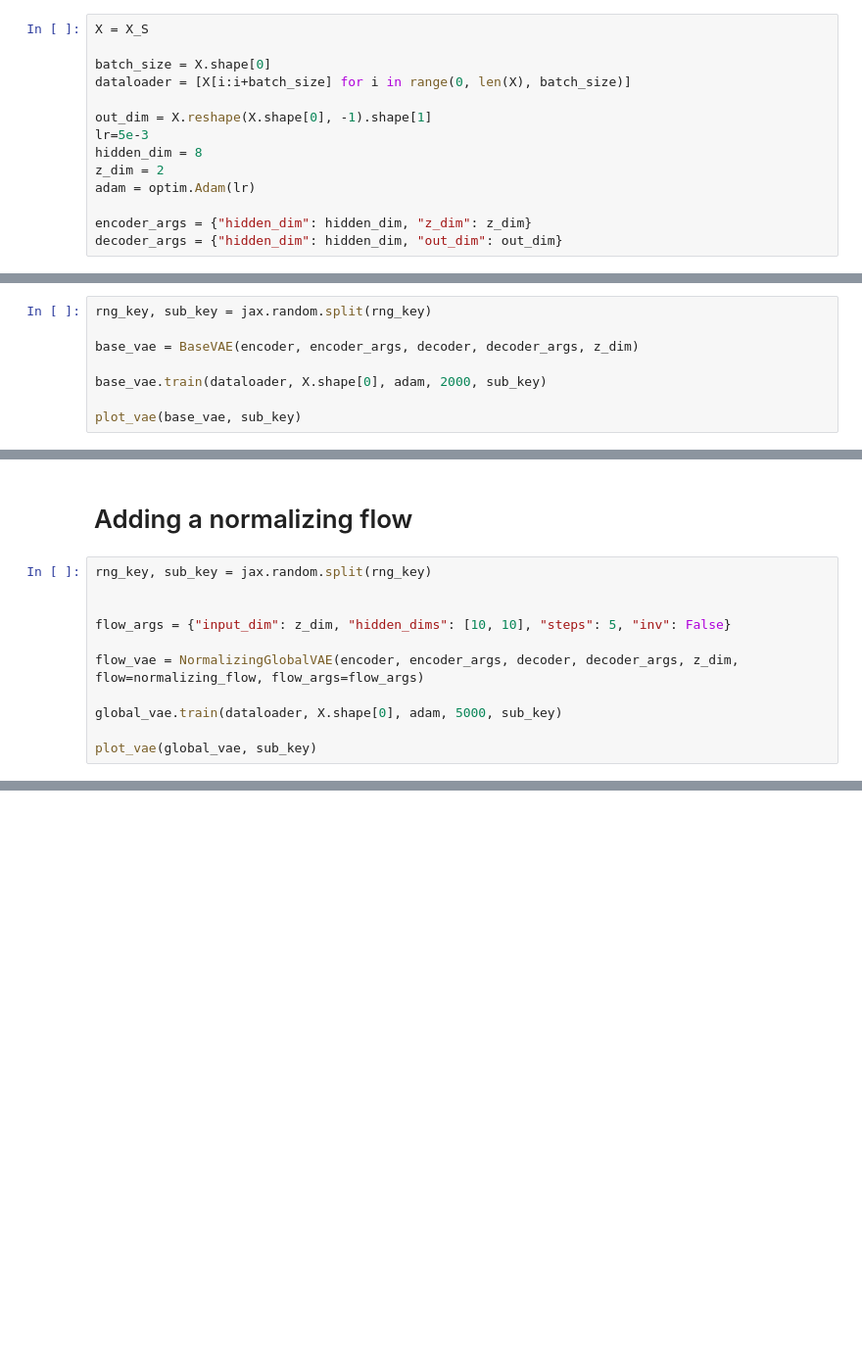
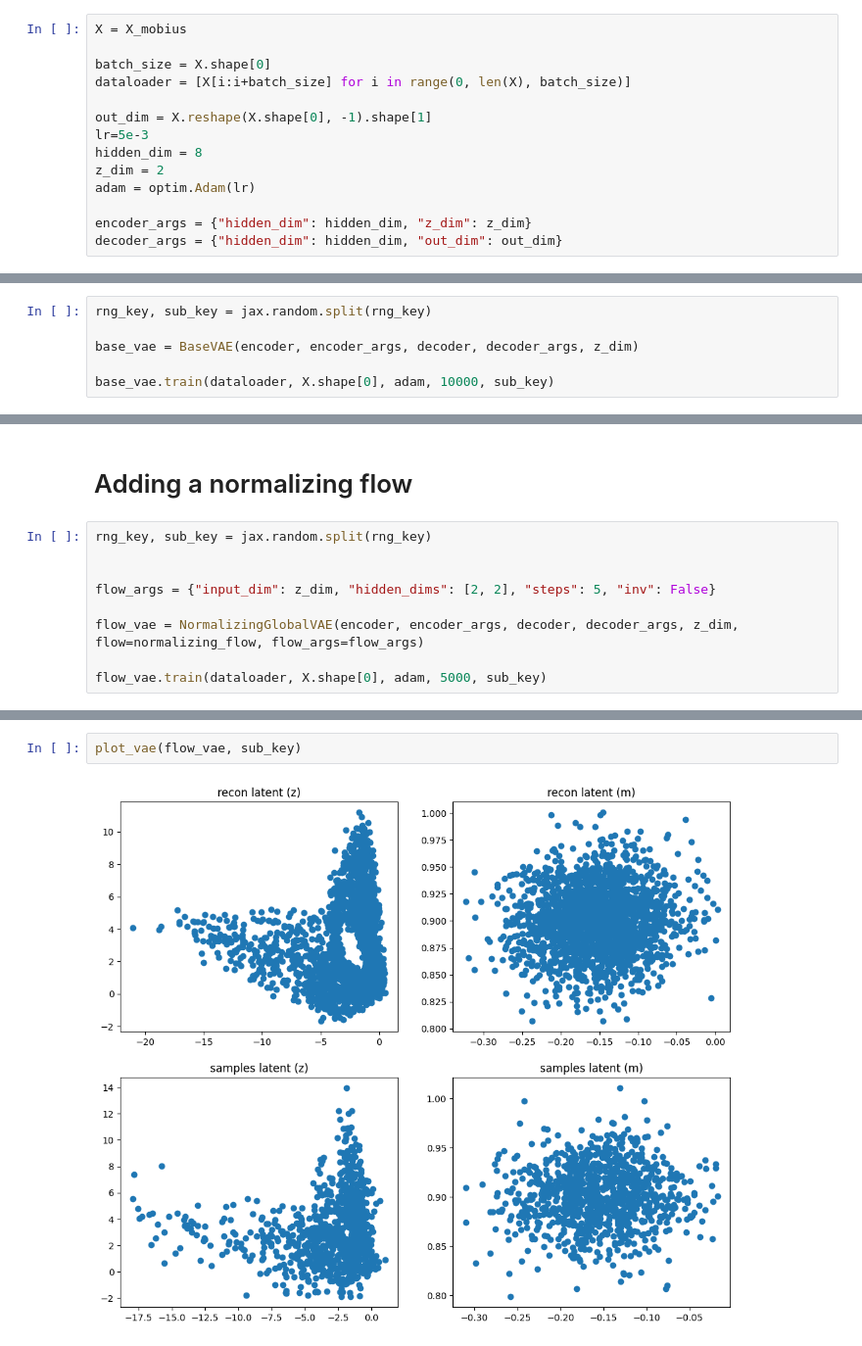
Before and after one commit to kenn50/Bachelor, a Jupyter notebook: Experiments/Simpler/simpler_cleaned.ipynb, the cells around one changed output, grey strips where cells are left out. Shown at 98% size. Cells and saved outputs as stored; diff of their text form; blank space fills up the shorter version.

```diff
--- a/Experiments/Simpler/simpler_cleaned.ipynb
+++ b/Experiments/Simpler/simpler_cleaned.ipynb
@@ -94,7 +91,7 @@ def decoder(hidden_dim, out_dim):
         stax.Dense(out_dim, W_init=stax.randn()),
     )
 # %%
-X = X_S
+X = X_mobius
 
 batch_size = X.shape[0]
 dataloader = [X[i:i+batch_size] for i in range(0, len(X), batch_size)]
@@ -135,6 +146,4 @@ rng_key, sub_key = jax.random.split(rng_key)
 
 base_vae = BaseVAE(encoder, encoder_args, decoder, decoder_args, z_dim)
 
-base_vae.train(dataloader, X.shape[0], adam, 2000, sub_key)
-
-plot_vae(base_vae, sub_key)
+base_vae.train(dataloader, X.shape[0], adam, 10000, sub_key)
@@ -158,10 +169,8 @@ plot_vae(global_vae, sub_key)
 rng_key, sub_key = jax.random.split(rng_key)
 
 
-flow_args = {"input_dim": z_dim, "hidden_dims": [10, 10], "steps": 5, "inv": False}
+flow_args = {"input_dim": z_dim, "hidden_dims": [2, 2], "steps": 5, "inv": False}
 
 flow_vae = NormalizingGlobalVAE(encoder, encoder_args, decoder, decoder_args, z_dim, flow=normalizing_flow, flow_args=flow_args)
 
-global_vae.train(dataloader, X.shape[0], adam, 5000, sub_key)
-
-plot_vae(global_vae, sub_key)
+flow_vae.train(dataloader, X.shape[0], adam, 5000, sub_key)
@@ -170 +177,5 @@ plot_vae(global_vae, sub_key)
+# %%
+plot_vae(flow_vae, sub_key)
+# %% [output]
+[figure, added]
 # %% [markdown]
```
Also changed, not shown: parts of 14 cells of this notebook, 2 other files.
